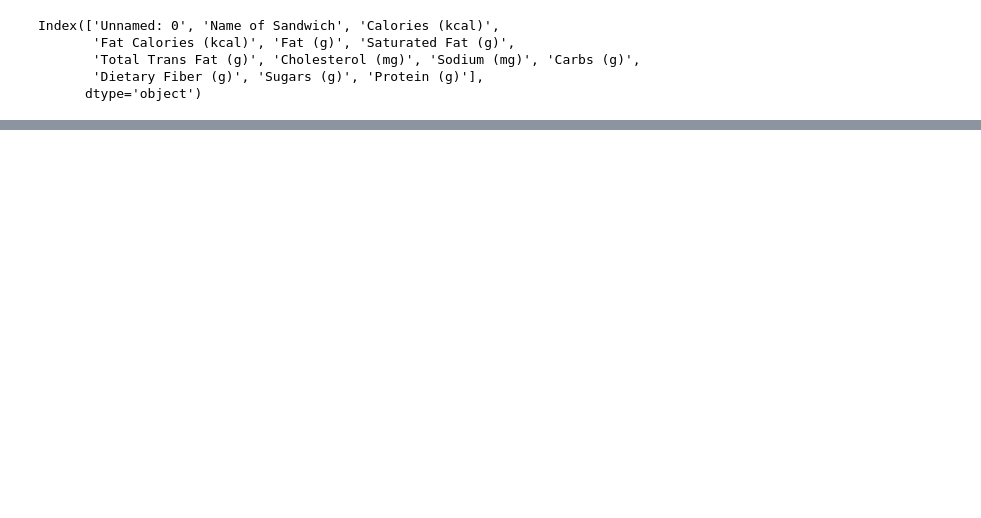
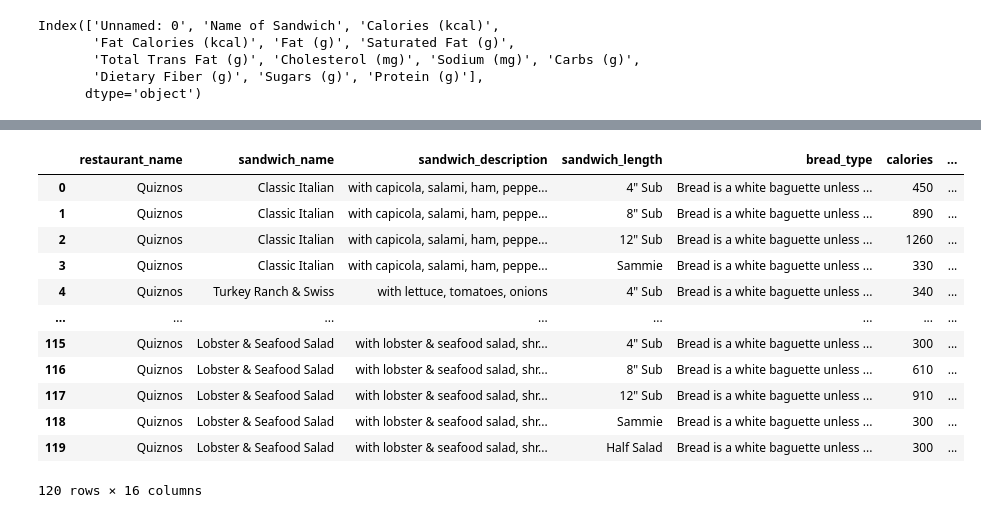
Before and after one commit to Jen-Dean/Consumer_ETL, a Jupyter notebook: Quiznos/Quiznos Sandwich Data.ipynb, the cells around one changed output, grey strips where cells are left out. Saved outputs shown, nothing was run; the diff lists cells and outputs as text; code cells hidden in the pictures; blank space fills up the shorter version.

```diff
--- a/Quiznos/Quiznos Sandwich Data.ipynb
+++ b/Quiznos/Quiznos Sandwich Data.ipynb
@@ -185,0 +196,18 @@ quiznos_final
+# %%
+#reset index for more meaningful data
+quiznos_df_final = quiznos_df_final.reset_index(drop=True)
+quiznos_df_final
+# %% [output]
+|  | restaurant_name | sandwich_name | sandwich_description | sandwich_length | bread_type | calories | ... |
+| 0 | Quiznos | Classic Italian | with capicola, salami, ham, peppe... | 4" Sub | Bread is a white baguette unless ... | 450 | ... |
+| 1 | Quiznos | Classic Italian | with capicola, salami, ham, peppe... | 8" Sub | Bread is a white baguette unless ... | 890 | ... |
+| 2 | Quiznos | Classic Italian | with capicola, salami, ham, peppe... | 12" Sub | Bread is a white baguette unless ... | 1260 | ... |
+| 3 | Quiznos | Classic Italian | with capicola, salami, ham, peppe... | Sammie | Bread is a white baguette unless ... | 330 | ... |
+| 4 | Quiznos | Turkey Ranch & Swiss | with lettuce, tomatoes, onions | 4" Sub | Bread is a white baguette unless ... | 340 | ... |
+| ... | ... | ... | ... | ... | ... | ... | ... |
+| 115 | Quiznos | Lobster & Seafood Salad | with lobster & seafood salad, shr... | 4" Sub | Bread is a white baguette unless ... | 300 | ... |
+| 116 | Quiznos | Lobster & Seafood Salad | with lobster & seafood salad, shr... | 8" Sub | Bread is a white baguette unless ... | 610 | ... |
+| 117 | Quiznos | Lobster & Seafood Salad | with lobster & seafood salad, shr... | 12" Sub | Bread is a white baguette unless ... | 910 | ... |
+| 118 | Quiznos | Lobster & Seafood Salad | with lobster & seafood salad, shr... | Sammie | Bread is a white baguette unless ... | 300 | ... |
+| 119 | Quiznos | Lobster & Seafood Salad | with lobster & seafood salad, shr... | Half Salad | Bread is a white baguette unless ... | 300 | ... |
+120 rows × 16 columns
```
Also changed, not shown: parts of 13 cells of this notebook, 3 other files.
